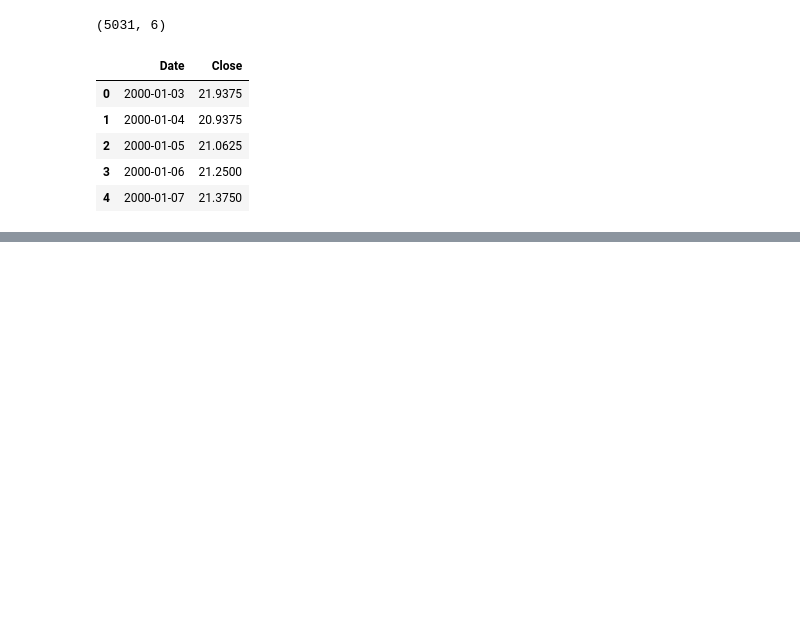
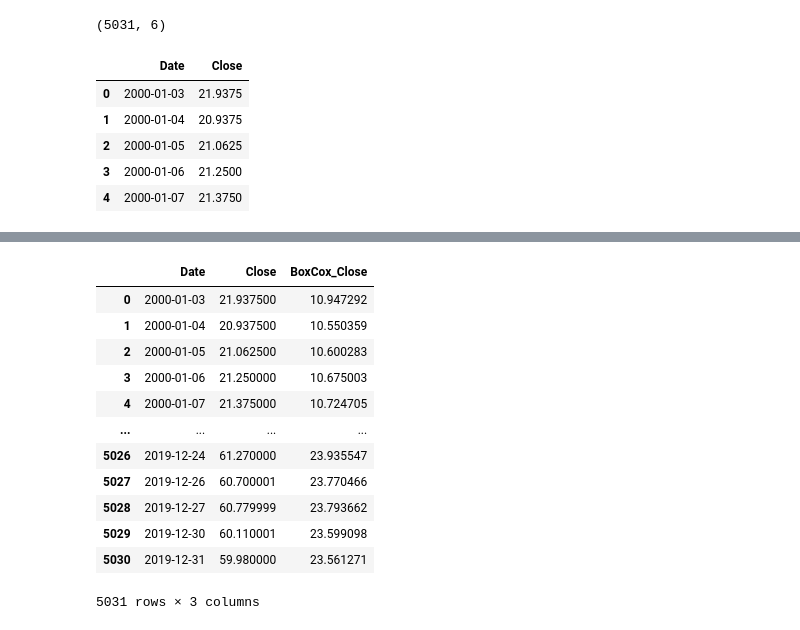
Before and after one commit to Plealm/Acciones_Series_Temporales, a Jupyter notebook: acciones.ipynb, the cells around one changed output, grey strips where cells are left out. Cells and saved outputs as stored; diff of their text form; code cells hidden in the pictures; blank space fills up the shorter version.

```diff
--- a/acciones.ipynb
+++ b/acciones.ipynb
@@ -177,0 +253,16 @@ Dash is running on http://127.0.0.1:8049/
+# %%
+df
+# %% [output]
+|  | Date | Close | BoxCox_Close |
+| 0 | 2000-01-03 | 21.937500 | 10.947292 |
+| 1 | 2000-01-04 | 20.937500 | 10.550359 |
+| 2 | 2000-01-05 | 21.062500 | 10.600283 |
+| 3 | 2000-01-06 | 21.250000 | 10.675003 |
+| 4 | 2000-01-07 | 21.375000 | 10.724705 |
+| ... | ... | ... | ... |
+| 5026 | 2019-12-24 | 61.270000 | 23.935547 |
+| 5027 | 2019-12-26 | 60.700001 | 23.770466 |
+| 5028 | 2019-12-27 | 60.779999 | 23.793662 |
+| 5029 | 2019-12-30 | 60.110001 | 23.599098 |
+| 5030 | 2019-12-31 | 59.980000 | 23.561271 |
+5031 rows × 3 columns
```
Also changed, not shown: parts of 7 cells of this notebook, 1 other file.
